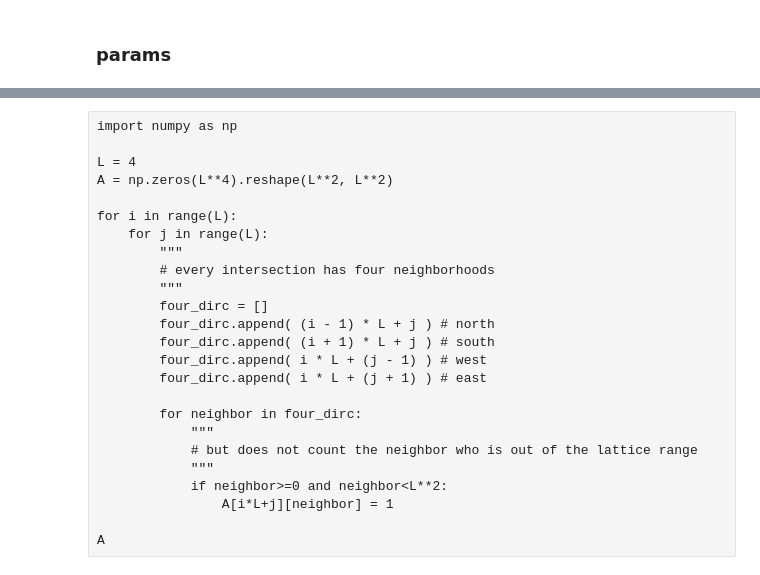
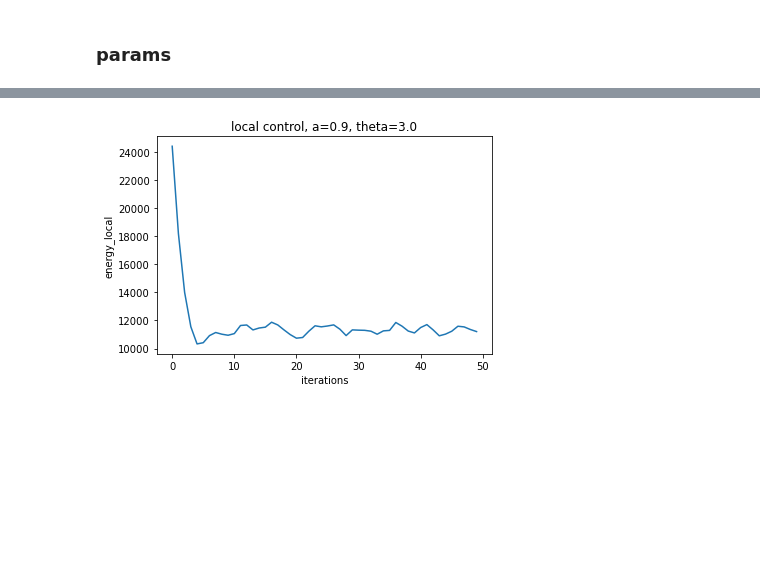
Before and after one commit to zminglu/QA4U-workshop, a Jupyter notebook: project/paper_repro.ipynb, the cells around one changed output, grey strips where cells are left out. Saved outputs shown, nothing was run; the diff lists cells and outputs as text; code cells hidden in the pictures; blank space fills up the shorter version.

```diff
--- a/project/paper_repro.ipynb
+++ b/project/paper_repro.ipynb
@@ -104,0 +106,33 @@ sigma_local = np.reshape(sigma_local, (L**2, 1))
+# %%
+# flow bias
+x_local = np.random.uniform(low=-5.0, high=5.0, size=L**2).reshape(L**2, 1)
+
+import random
+sigma_list = [-1, 1]
+
+# comparison, sigma for local control
+sigma_local = random.choices(sigma_list, k = L**2)
+sigma_local = np.reshape(sigma_local, (L**2, 1))
+
+energy_local = []
+# %%
+for t in range(50):
+    """
+    # update local control
+    """
+    x_local += np.dot((- I + alpha/4*A), sigma_local)
+    sigma_local_pre = sigma_local
+
+    for i in range(L**2):
+        if x_local[i][0] >= theta:
+            sigma_local[i][0] = 1
+        elif x_local[i][0] <= -theta:
+            sigma_local[i][0] = -1
+
+    energy_local_tmp = energy_calc(x_local, sigma_local, sigma_local_pre, eta)
+    energy_local.append(energy_local_tmp)
+
+    """
+    energy records
+    """
+    print(f'{t}: energy_local = {energy_local_tmp}')
@@ -197,25 +249,8 @@ if $L = 4$, the map becomes
-# %% [raw]
-import numpy as np
-
-L = 4
-A = np.zeros(L**4).reshape(L**2, L**2)
-
-for i in range(L):
-    for j in range(L):
-        """
-        # every intersection has four neighborhoods
-        """
-        four_dirc = []
-        four_dirc.append( (i - 1) * L + j ) # north
-        four_dirc.append( (i + 1) * L + j ) # south
-        four_dirc.append( i * L + (j - 1) ) # west
-        four_dirc.append( i * L + (j + 1) ) # east
-
-        for neighbor in four_dirc:
-            """
-            # but does not count the neighbor who is out of the lattice range
-            """
-            if neighbor>=0 and neighbor<L**2:
-                A[i*L+j][neighbor] = 1
-
-A
+# %%
+plt.plot(energy_local)
+plt.xlabel('iterations')
+plt.ylabel('energy_local')
+plt.title(f'local control, a={a}, theta={theta}')
+plt.savefig(f'figs/local control energy, a={a}, theta={theta}.png')
+# %% [output]
+[figure, added]
```
Also changed, not shown: parts of 24 cells of this notebook, 1 other file.
